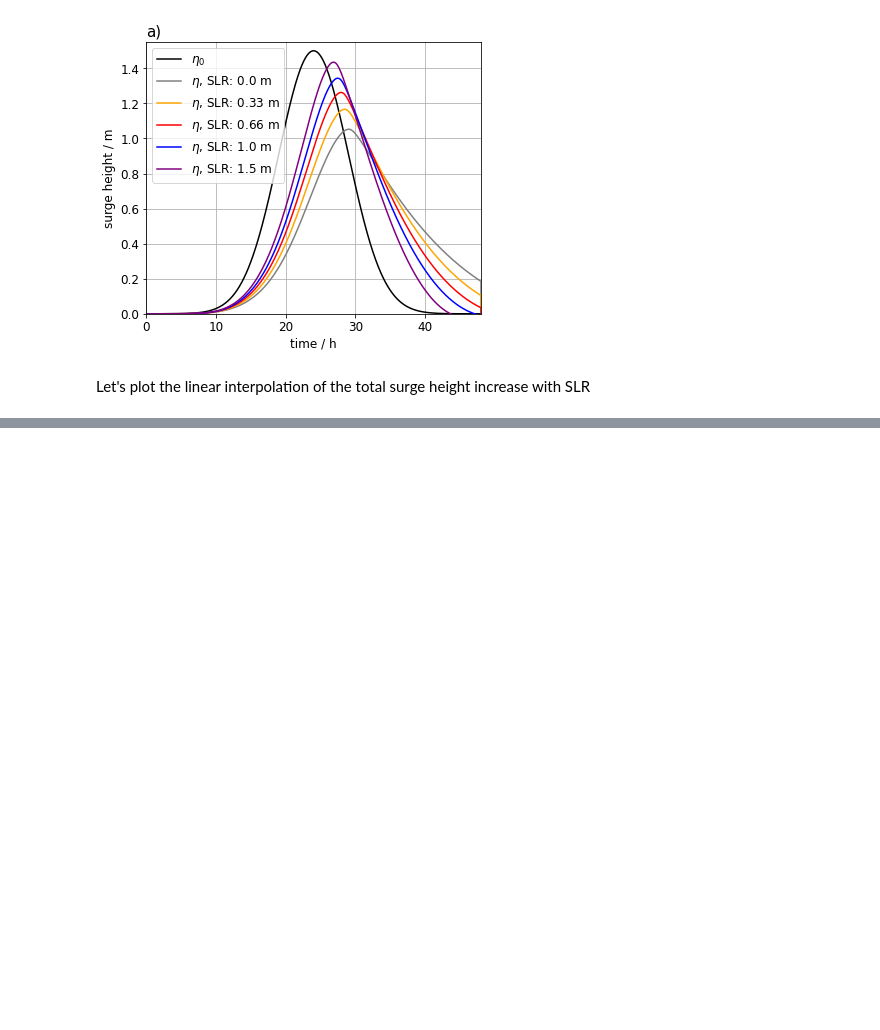
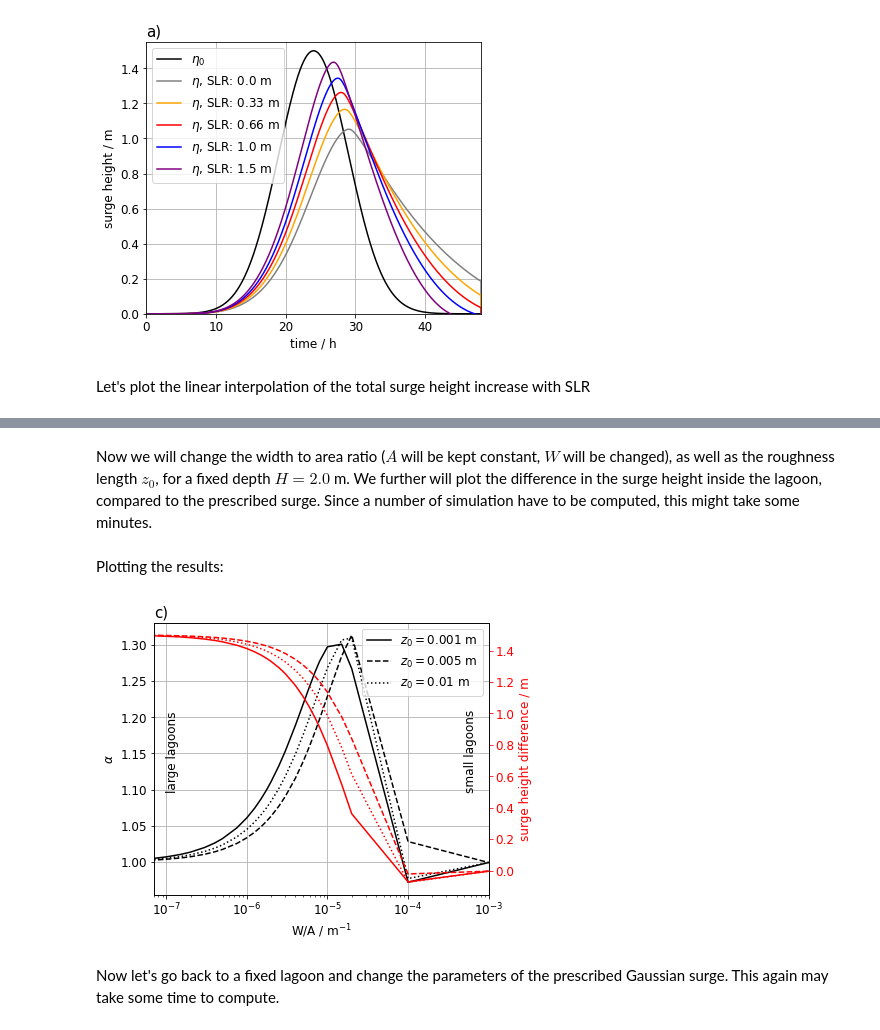
Before and after one commit to MarvinLorenz/Lagoon_surge_model, a Jupyter notebook: Lagoon_surges.ipynb, the cells around one changed output, grey strips where cells are left out. Cells and saved outputs as stored; diff of their text form; code cells hidden in the pictures; blank space fills up the shorter version.

Commit message:
collected all the python code for the results that do not use measured gauges and put it into the notebook

```diff
--- a/Lagoon_surges.ipynb
+++ b/Lagoon_surges.ipynb
@@ -74 +76,62 @@ Text(1.25, 0.8, 'non linear effect')
 [figure]
+# %% [markdown]
+Now we will change the width to area ratio ($A$ will be kept constant, $W$ will be changed), as well as the roughness length $z_0$, for a fixed depth $H=2.0$ m. We further will plot the difference in the surge height inside the lagoon, compared to the prescribed surge. Since a number of simulation have to be computed, this might take some minutes.
+# %%
+SLR=np.array([0.0,0.2,0.4,0.6,0.8,1.0,1.2,1.4,1.6]) #m considered SLR in the simulations
+A=1e09
+H=2.0
+W_ar = np.array([50.0,75.0,100.0,150.0,200.0,300.0,400.0,500.0,750.0,1000.0,1250.0,1500.0,1750.0,2000.0,
+              2500.0,3000.0,4000.0,5000.0,6000.0,7000.0,8000.0,10000.0,15000.0,20000.0,100000.0,1000000.0])
+z_0_ar=np.array([0.001,0.05,0.01])
+dt = 5.0
+T_max=2*24*3600
+t = np.arange(0.0,T_max+dt,dt)
+eta_0=Gauss(t,1.5,5.0*3600.0)
+
+#store results here
+Results_z0_dep = np.zeros((len(z_0_ar),len(W_ar)))
+Reduction_z0_dep = np.zeros((len(z_0_ar),len(W_ar)))
+for z,z_0 in enumerate(z_0_ar):
+    for ww, W in enumerate(W_ar):
+        slope, intercep, _,eta_result,_,_ = model(A,H,W,z_0,dt,T_max,eta_0,SLR=SLR,Regression=True)
+        Results_z0_dep[z,ww] = slope
+        Reduction_z0_dep[z,ww] = np.max(eta_0)-np.max(eta_result[:,0])
+# %% [markdown]
+Plotting the results:
+# %%
+import matplotlib.pyplot as plt
+
+fig,ax=plt.subplots(1,1,figsize=(6,5))
+
+ax.set_title('c)',loc='left',fontsize=15.0)
+ax.grid('on')
+
+#take the values for A, W, z0 from the cell before:
+A=1e09
+W_ar = np.array([50.0,75.0,100.0,150.0,200.0,300.0,400.0,500.0,750.0,1000.0,1250.0,1500.0,1750.0,2000.0,
+              2500.0,3000.0,4000.0,5000.0,6000.0,7000.0,8000.0,10000.0,15000.0,20000.0,100000.0,1000000.0])
+z_0_ar=np.array([0.001,0.05,0.01])
+
+ax.set_xscale('log')
+ax.plot(W_ar/A,Results_z0_dep[0,:],label='$z_0 = 0.001$ m',color='k')
+ax.plot(W_ar/A,Results_z0_dep[1,:],label='$z_0 = 0.005$ m',color='k',ls = 'dashed')
+ax.plot(W_ar/A,Results_z0_dep[2,:],label='$z_0 = 0.01$ m',color='k',ls = 'dotted')
+ax.legend(loc = 'upper right')
+ax.set_xlabel('W/A / m$^{-1}$')
+ax.set_ylabel('$\\alpha$')
+ax.set_xlim(7e-08,1e-03)
+ax.annotate('large lagoons', (1e-07,1.1), rotation = 90)
+ax.annotate('small lagoons', (5e-04,1.1), rotation = 90)
+
+ax2 = ax.twinx()
+ax2.plot(W_ar/A,Reduction_z0_dep[0,:],color='red')
+ax2.plot(W_ar/A,Reduction_z0_dep[1,:],label='$z_0 = 0.005$ m',color='red',ls = 'dashed')
+ax2.plot(W_ar/A,Reduction_z0_dep[2,:],label='$z_0 = 0.01$ m',color='red',ls = 'dotted')
+ax2.set_ylabel('surge height difference / m', color = 'red')
+#ax2.set_yticks([0.0,0.25,0.5,0.75,1.0,1.25,1.5])
+ax2.tick_params(axis='y', colors='red')
+plt.show()
+# %% [output]
+[figure, added]
+# %% [markdown]
+Now let's go back to a fixed lagoon and change the parameters of the prescribed Gaussian surge. This again may take some time to compute.
```
Also changed, not shown: parts of 10 cells of this notebook, 1 other file.
